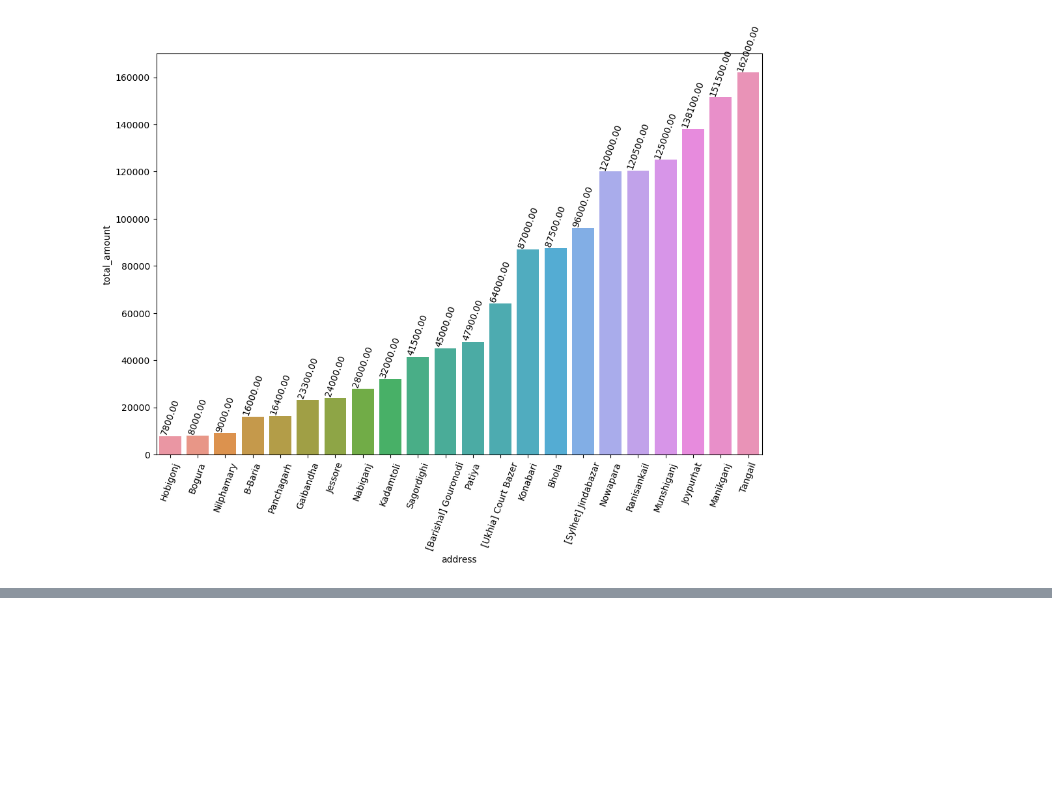
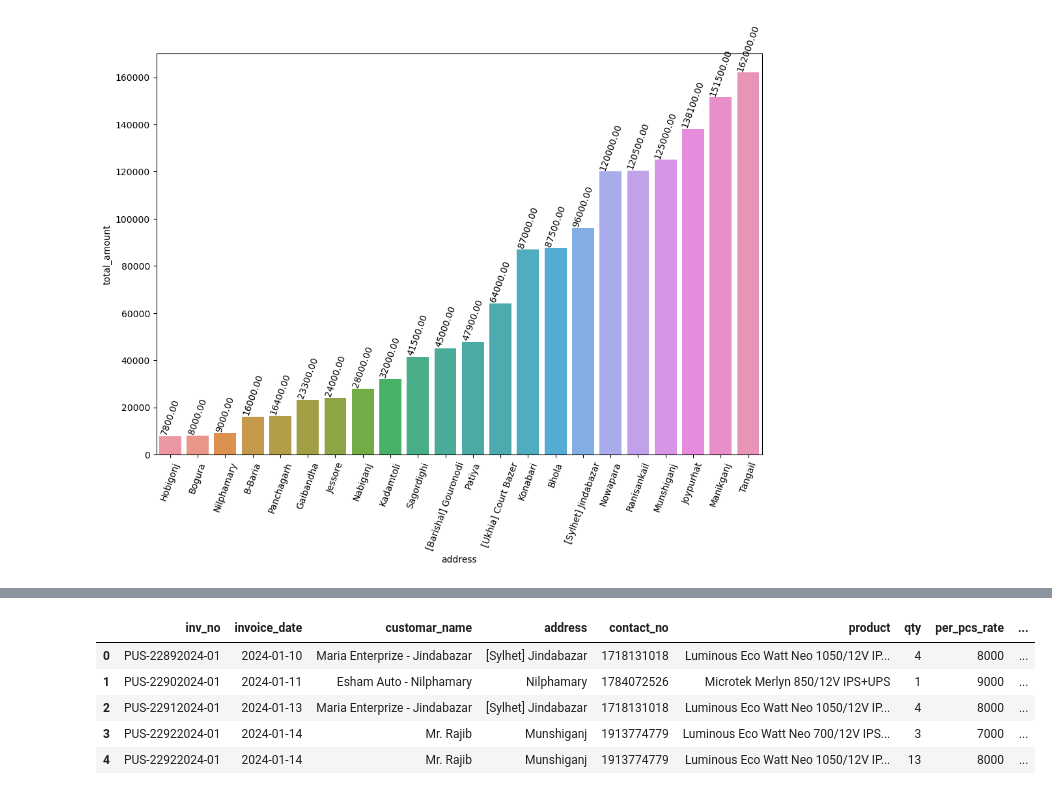
Before and after one commit to monimahmadh/Power-Up-Solutions-Business-Insight, a Jupyter notebook: keep going.ipynb, the cells around one changed output, grey strips where cells are left out. Cells and saved outputs as stored; diff of their text form; code cells hidden in the pictures; blank space fills up the shorter version.

```diff
--- a/keep going.ipynb
+++ b/keep going.ipynb
@@ -348,0 +366,9 @@ Type:      method
+# %%
+df.head()
+# %% [output]
+|  | inv_no | invoice_date | customar_name | address | contact_no | product | qty | per_pcs_rate | ... |
+| 0 | PUS-22892024-01 | 2024-01-10 | Maria Enterprize - Jindabazar | [Sylhet] Jindabazar | 1718131018 | Luminous Eco Watt Neo 1050/12V IP... | 4 | 8000 | ... |
+| 1 | PUS-22902024-01 | 2024-01-11 | Esham Auto - Nilphamary | Nilphamary | 1784072526 | Microtek Merlyn 850/12V IPS+UPS | 1 | 9000 | ... |
+| 2 | PUS-22912024-01 | 2024-01-13 | Maria Enterprize - Jindabazar | [Sylhet] Jindabazar | 1718131018 | Luminous Eco Watt Neo 1050/12V IP... | 4 | 8000 | ... |
+| 3 | PUS-22922024-01 | 2024-01-14 | Mr. Rajib | Munshiganj | 1913774779 | Luminous Eco Watt Neo 700/12V IPS... | 3 | 7000 | ... |
+| 4 | PUS-22922024-01 | 2024-01-14 | Mr. Rajib | Munshiganj | 1913774779 | Luminous Eco Watt Neo 1050/12V IP... | 13 | 8000 | ... |
```
Also changed, not shown: parts of 18 cells of this notebook, 1 other file.
